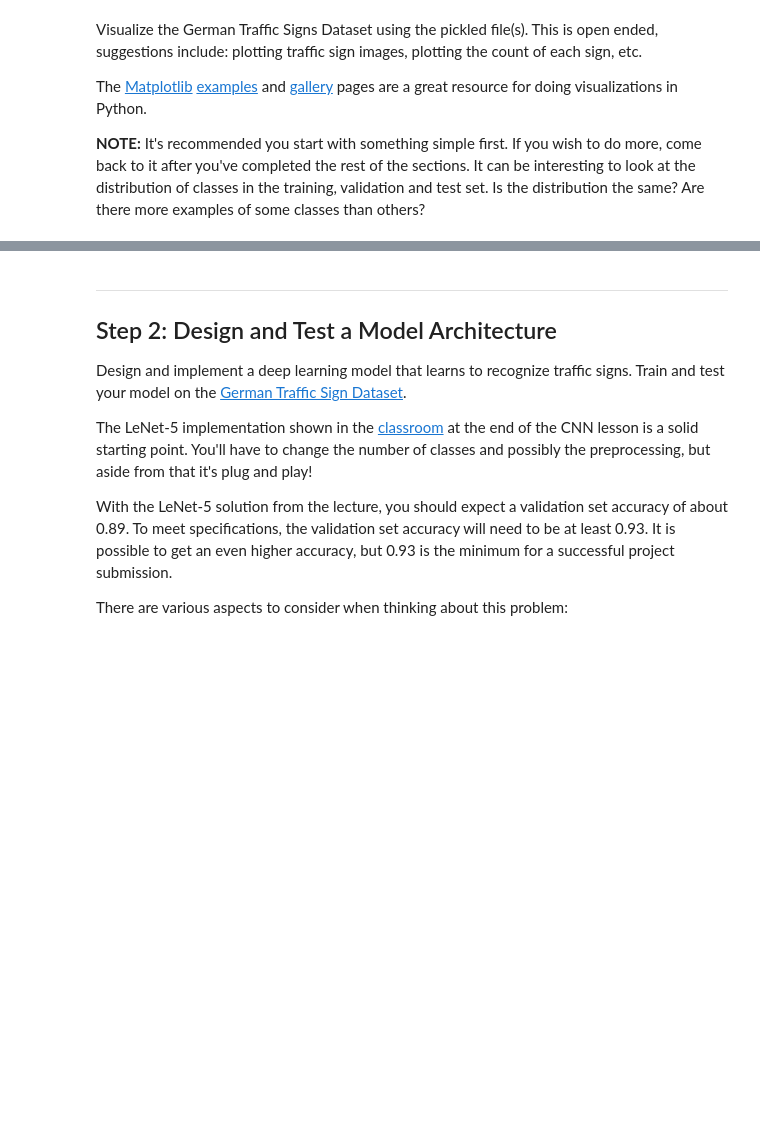
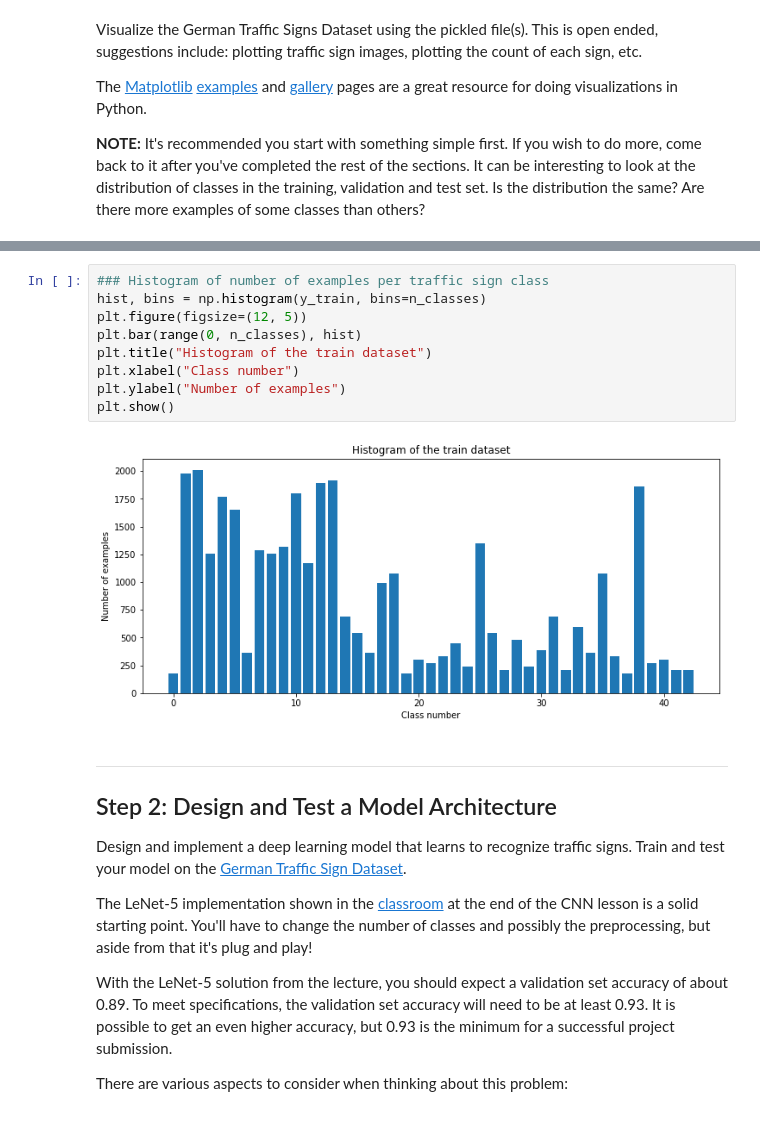
Before and after one commit to peiciwu/CarND-Traffic-Sign-Classifier-Project, a Jupyter notebook: Traffic_Sign_Classifier.ipynb, the cells around one changed output, grey strips where cells are left out. Drawn from its saved outputs; the diff is of its cells as text; blank space fills up the shorter version.

```diff
--- a/Traffic_Sign_Classifier.ipynb
+++ b/Traffic_Sign_Classifier.ipynb
@@ -124,3 +123,14 @@ display_images(X_train, 6)
+# %%
+### Histogram of number of examples per traffic sign class
+hist, bins = np.histogram(y_train, bins=n_classes)
+plt.figure(figsize=(12, 5))
+plt.bar(range(0, n_classes), hist)
+plt.title("Histogram of the train dataset")
+plt.xlabel("Class number")
+plt.ylabel("Number of examples")
+plt.show()
+# %% [output]
+[figure, added]
 # %% [markdown]
 ----
 
```
Also changed, not shown: parts of 16 cells of this notebook, 3 other files.
